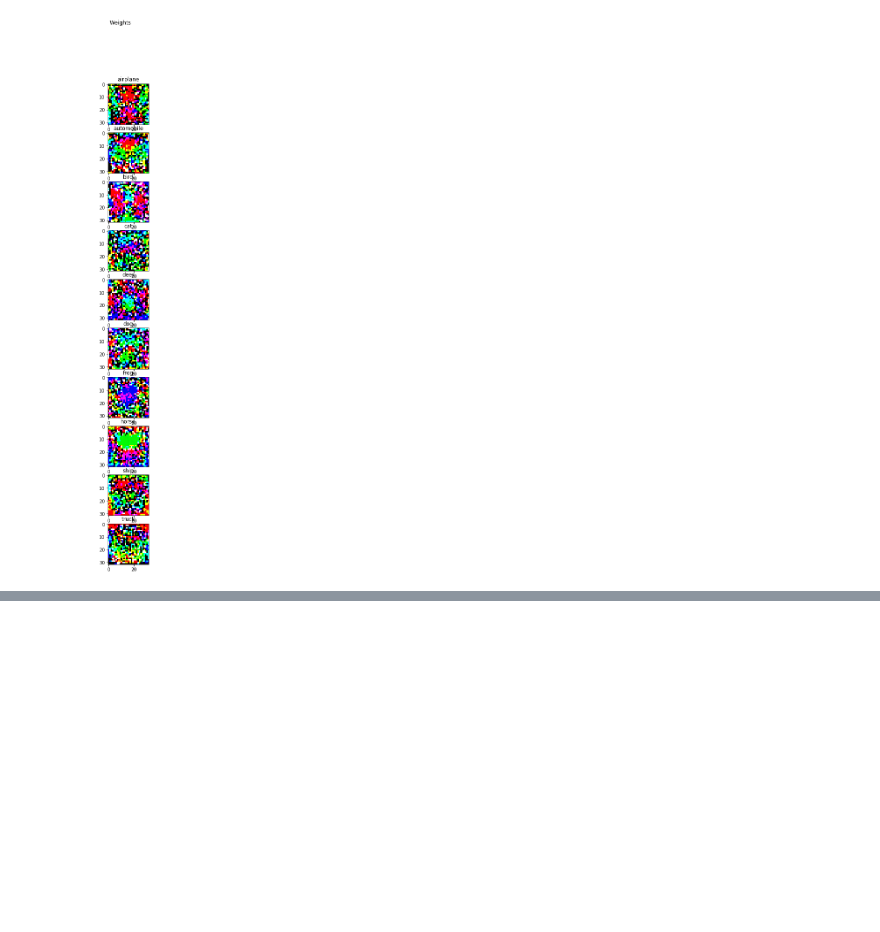
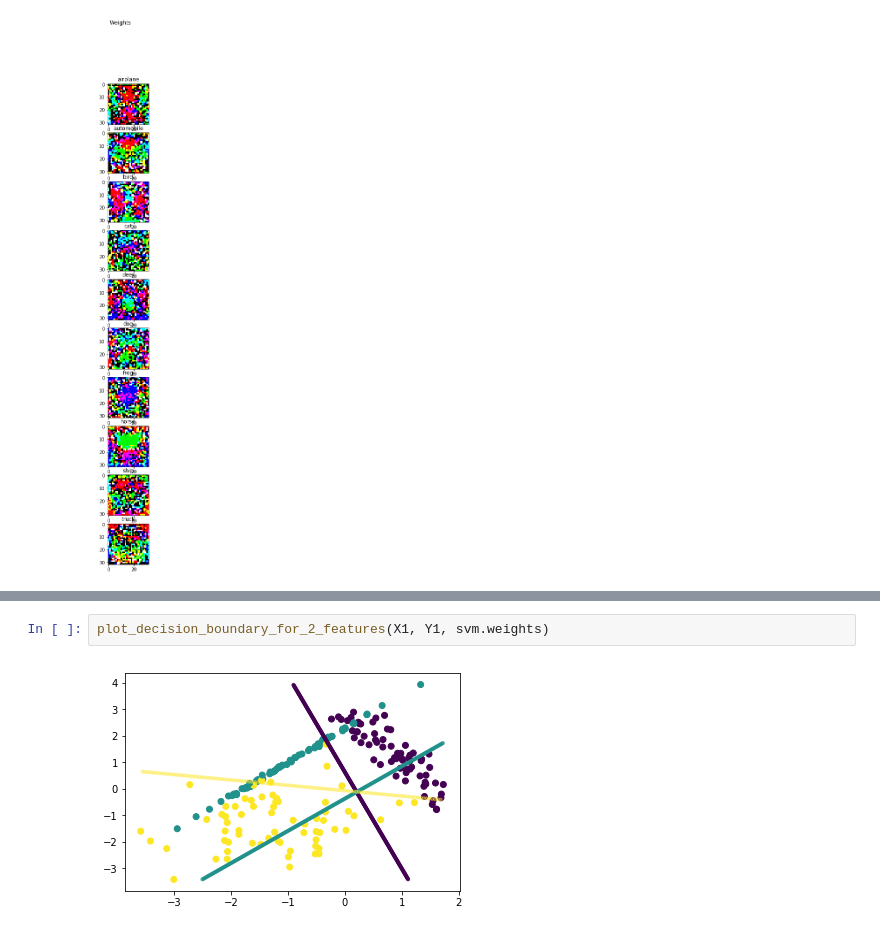
Before and after one commit to srbhchandra/NN_learn, a Jupyter notebook: SVM classification.ipynb, the cells around one changed output, grey strips where cells are left out. Drawn from its saved outputs; the diff is of its cells as text; blank space fills up the shorter version.

```diff
--- a/SVM classification.ipynb
+++ b/SVM classification.ipynb
@@ -359,0 +415,4 @@ Bias =  [-0.05980065 -0.10953131  0.17520425  0.20756812  0.17557579  0.15925027
+# %%
+plot_decision_boundary_for_2_features(X1, Y1, svm.weights)
+# %% [output]
+[figure, added]
```
Also changed, not shown: parts of 9 cells of this notebook, 3 other files.
